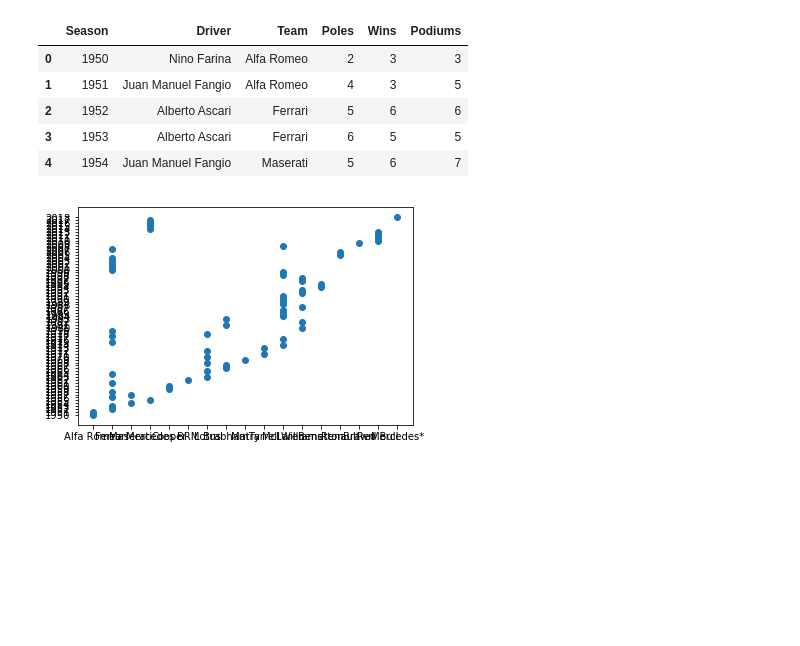
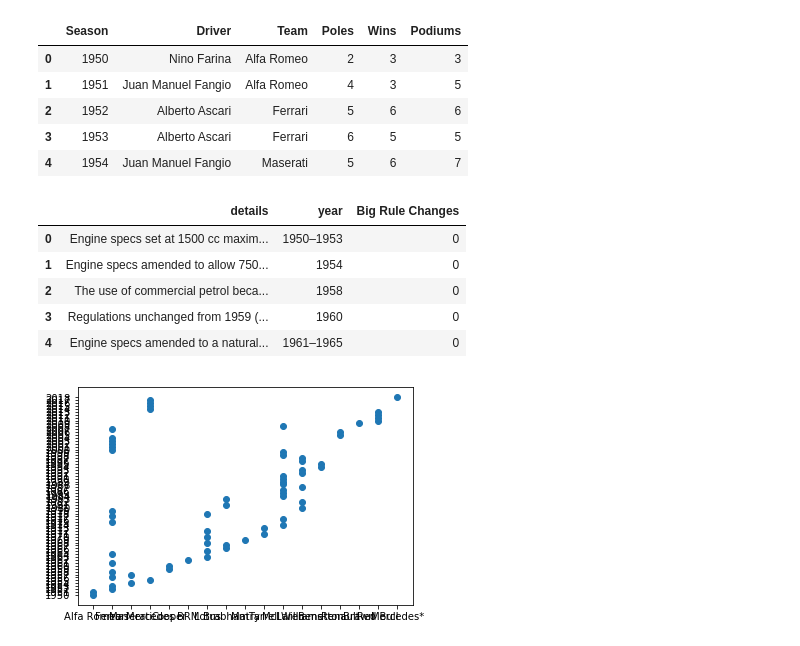
Before and after one commit to siracos/Springboard, a Jupyter notebook: F1 Project/Formula One.ipynb, the cells around one changed output. Cells and saved outputs as stored; diff of their text form; code cells hidden in the pictures; blank space fills up the shorter version.

Commit message:
Added BIG Rule years to the datasets

```diff
--- a/F1 Project/Formula One.ipynb
+++ b/F1 Project/Formula One.ipynb
@@ -5,3 +5,7 @@ from pandas.io.json import json_normalize
 import os
 import csv
 import pandas as pd
+# %%
+#Array for years with significant rule changes
+signrules = ['1976','1989','1993','1994','1995','2009','2014']
+print(signrules)
@@ -198,4 +208,21 @@ champsdf.head()
 | 2 | 1952 | Alberto Ascari | Ferrari | 5 | 6 | 6 |
 | 3 | 1953 | Alberto Ascari | Ferrari | 6 | 5 | 5 |
 | 4 | 1954 | Juan Manuel Fangio | Maserati | 5 | 6 | 7 |
+# %%
+#Add rule changes column/field to our wikipedia data frames
+champsdf['Big Rule Changes'] = champsdf.apply(lambda x: 1 if x['Season'] in signrules  else 0, axis=1)
+champsdf.head()
+
+
+rulechangesdata['year'] = rulechangesdata['year'].str.strip() #Clean spaces in year
+rulechangesdata['Big Rule Changes'] = rulechangesdata.apply(lambda x: 1 if x['year'] in signrules  else 0, axis=1)
+
+rulechangesdata.head()
+# %% [output]
+|  | details | year | Big Rule Changes |
+| 0 | Engine specs set at 1500 cc maxim... | 1950–1953 | 0 |
+| 1 | Engine specs amended to allow 750... | 1954 | 0 |
+| 2 | The use of commercial petrol beca... | 1958 | 0 |
+| 3 | Regulations unchanged from 1959 (... | 1960 | 0 |
+| 4 | Engine specs amended to a natural... | 1961–1965 | 0 |
 # %%
```
Also changed, not shown: parts of 7 cells of this notebook, 9 other files.
